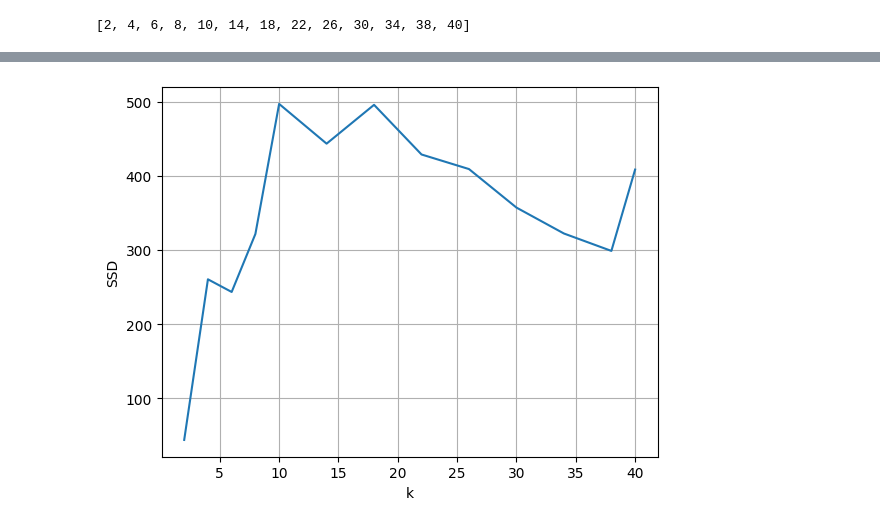
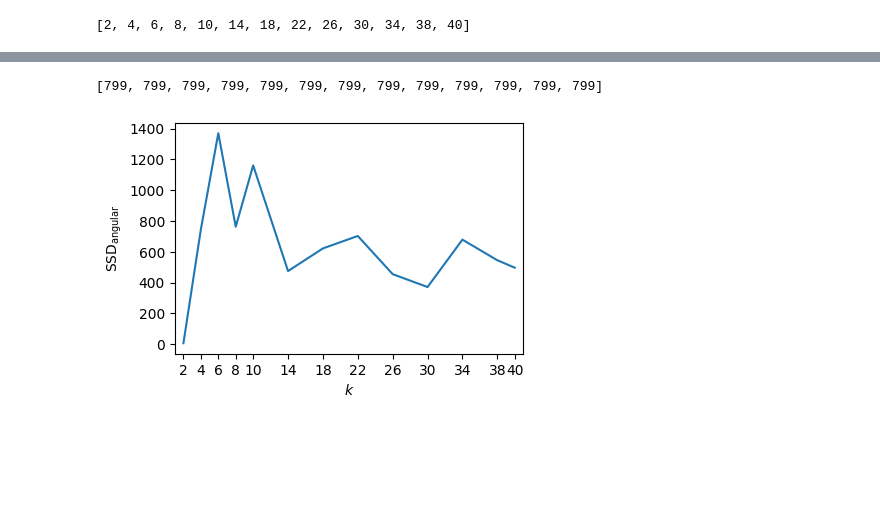
Before and after one commit to 4castRenewables/maelstrom-a6, a Jupyter notebook: notebooks/dcv2_analysis.ipynb, the cells around one changed output, grey strips where cells are left out. Saved outputs shown, nothing was run; the diff lists cells and outputs as text; code cells hidden in the pictures; blank space fills up the shorter version.

Commit message:
Adapt plots for DCv2 analysis

```diff
--- a/notebooks/dcv2_analysis.ipynb
+++ b/notebooks/dcv2_analysis.ipynb
@@ -30,9 +30,9 @@ logger = logging.getLogger("notebook")
 
 device = torch.device("cpu")
 
-plots = pathlib.Path("/p/project1/deepacf/emmerich1/plots")
+plots = pathlib.Path("/p/project1/deepacf/emmerich1/plots/paper-1")
 
-scratch = pathlib.Path("/p/scratch1/deepacf/emmerich1/dcv2")
+scratch = pathlib.Path("/p/project1/deepacf/emmerich1/dcv2")
 path_k40_2_crops = scratch / "multi-level-all-fields-1964-2023"
 
 def get_k_from_file_name(p: pathlib.Path) -> int:
@@ -50,0 +53,13 @@ ks
+# %%
+import torchvision
+
+# dataset = torchvision.datasets.CIFAR10(
+#     root="/p/project1/deepacf/emmerich1/data/cifar10",
+#     train=True,
+#     download=True,
+# )
+dataset = torchvision.datasets.MNIST(
+    root="/p/project1/deepacf/emmerich1/data/mnist",
+    train=True,
+    download=True,
+)
@@ -188,17 +440,35 @@ RANK 0 (LOCAL 0) - INFO - 2024-06-07 16:58:28 - 0:05:35 - /p/scratch1/deepacf/em
 {10: ([0, 19, 39, 49, 59, 79, 99, 149, 199, 249, 299, 349, 399], [tensor(8998.9082), tensor(493.6050), tensor(745.1984), tensor(560.5674), tensor(526.4927), tensor(798.2473), tensor(835.8258), tensor( ...
 [figure]
+# %%
+epoch_index = 20
+print([epochs[epoch_index] for epochs, _, _, _ in ssds_six_crops.values()])
+# %% [output]
+[799, 799, 799, 799, 799, 799, 799, 799, 799, 799, 799, 799, 799]
 # %%
-fig, ax = plt.subplots()
+ncols = 1
+nrows = 1
+fig, ax = plt.subplots(figsize=(4.5 * ncols, 3 * nrows), nrows=nrows, ncols=ncols, sharex=False, sharey=False)
+
+colors = iter(_colors.create_colors_for_labels(ks))
 
 x = list(ssds_six_crops.keys())
-i = 7 # index 7 corresponds to epoch 400
-y = list(ssd_mean[i] for _, _, ssd_mean, _ in ssds_six_crops.values())
+y = list(ssd_mean[epoch_index] for _, _, ssd_mean, _ in ssds_six_crops.values())
 
-ax.plot(x, y)
-ax.set_xlabel("k")
-ax.set_ylabel("SSD")
-ax.grid(True)
+ax.plot(
+    x,
+    y,
+    # marker="^",
+)
+ax.set(
+    xlabel="$k$",
+    xticks=x,
+    xticklabels=x,
+    ylabel="$\mathrm{SSD}_{\mathrm{angular}}$",
+    #yscale="symlog",
+    #ylim=(0, 1400),
+    xlim=(1, 41),
+)
 
 plt.savefig(plots / "scree-test-dcv2.pdf")
 # %% [output]
-[figure, old version]
+[figure, new version]
```
Also changed, not shown: parts of 11 cells of this notebook, 5 other files.
